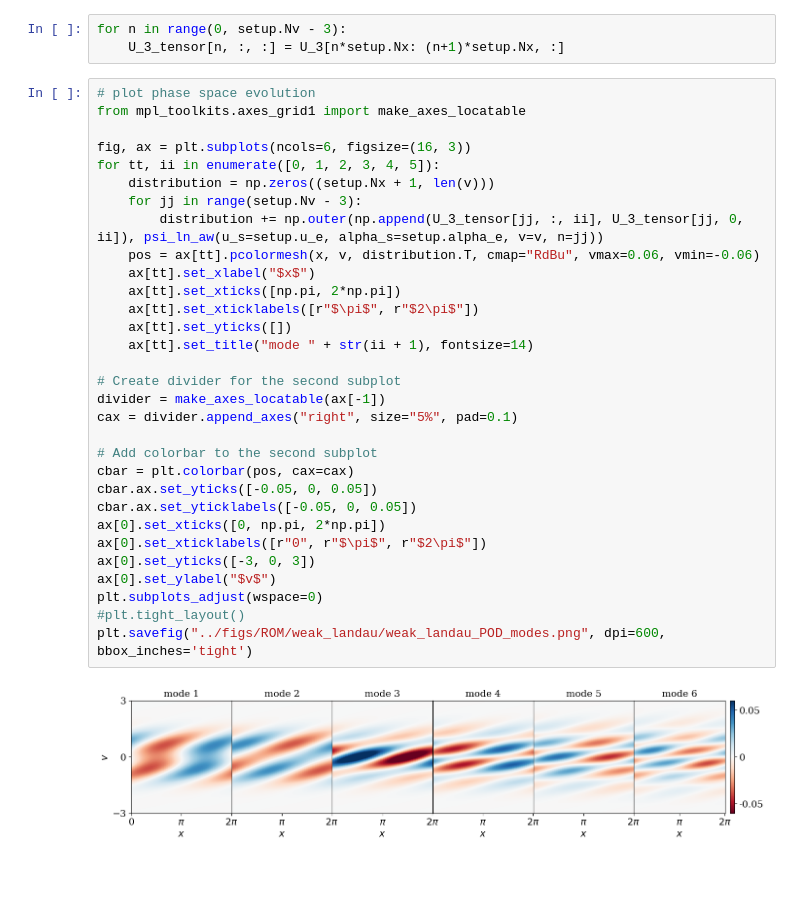
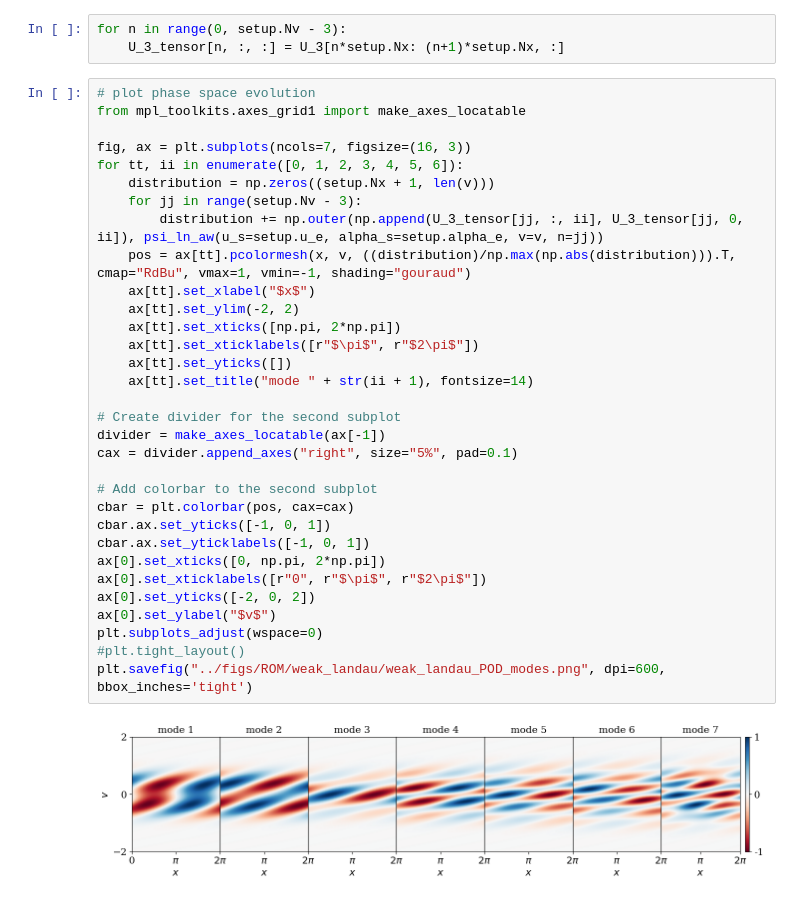
Before and after one commit to opaliss/HermiteFD-ROM, a Jupyter notebook: FOM/weak_landau_damping_FOM.ipynb, the cells around one changed output. Saved outputs shown, nothing was run; the diff lists cells and outputs as text; blank space fills up the shorter version.

```diff
--- a/FOM/weak_landau_damping_FOM.ipynb
+++ b/FOM/weak_landau_damping_FOM.ipynb
@@ -388,33 +388,34 @@ for n in range(0, setup.Nv - 3):
 # %%
 # plot phase space evolution
 from mpl_toolkits.axes_grid1 import make_axes_locatable
 
-fig, ax = plt.subplots(ncols=6, figsize=(16, 3))
-for tt, ii in enumerate([0, 1, 2, 3, 4, 5]):
+fig, ax = plt.subplots(ncols=7, figsize=(16, 3))
+for tt, ii in enumerate([0, 1, 2, 3, 4, 5, 6]):
     distribution = np.zeros((setup.Nx + 1, len(v)))
     for jj in range(setup.Nv - 3):
         distribution += np.outer(np.append(U_3_tensor[jj, :, ii], U_3_tensor[jj, 0, ii]), psi_ln_aw(u_s=setup.u_e, alpha_s=setup.alpha_e, v=v, n=jj))
-    pos = ax[tt].pcolormesh(x, v, distribution.T, cmap="RdBu", vmax=0.06, vmin=-0.06)
+    pos = ax[tt].pcolormesh(x, v, ((distribution)/np.max(np.abs(distribution))).T, cmap="RdBu", vmax=1, vmin=-1, shading="gouraud")
     ax[tt].set_xlabel("$x$")
+    ax[tt].set_ylim(-2, 2)
     ax[tt].set_xticks([np.pi, 2*np.pi])
     ax[tt].set_xticklabels([r"$\pi$", r"$2\pi$"])
     ax[tt].set_yticks([])
     ax[tt].set_title("mode " + str(ii + 1), fontsize=14)
 
 # Create divider for the second subplot
 divider = make_axes_locatable(ax[-1])
 cax = divider.append_axes("right", size="5%", pad=0.1)
 
 # Add colorbar to the second subplot
 cbar = plt.colorbar(pos, cax=cax)
-cbar.ax.set_yticks([-0.05, 0, 0.05])
-cbar.ax.set_yticklabels([-0.05, 0, 0.05])
+cbar.ax.set_yticks([-1, 0, 1])
+cbar.ax.set_yticklabels([-1, 0, 1])
 ax[0].set_xticks([0, np.pi, 2*np.pi])
 ax[0].set_xticklabels([r"0", r"$\pi$", r"$2\pi$"])
-ax[0].set_yticks([-3, 0, 3])
+ax[0].set_yticks([-2, 0, 2])
 ax[0].set_ylabel("$v$")
 plt.subplots_adjust(wspace=0)
 #plt.tight_layout()
 plt.savefig("../figs/ROM/weak_landau/weak_landau_POD_modes.png", dpi=600, bbox_inches='tight')
 # %% [output]
-[figure, old version]
+[figure, new version]
```
Also changed, not shown: 4 other files.
